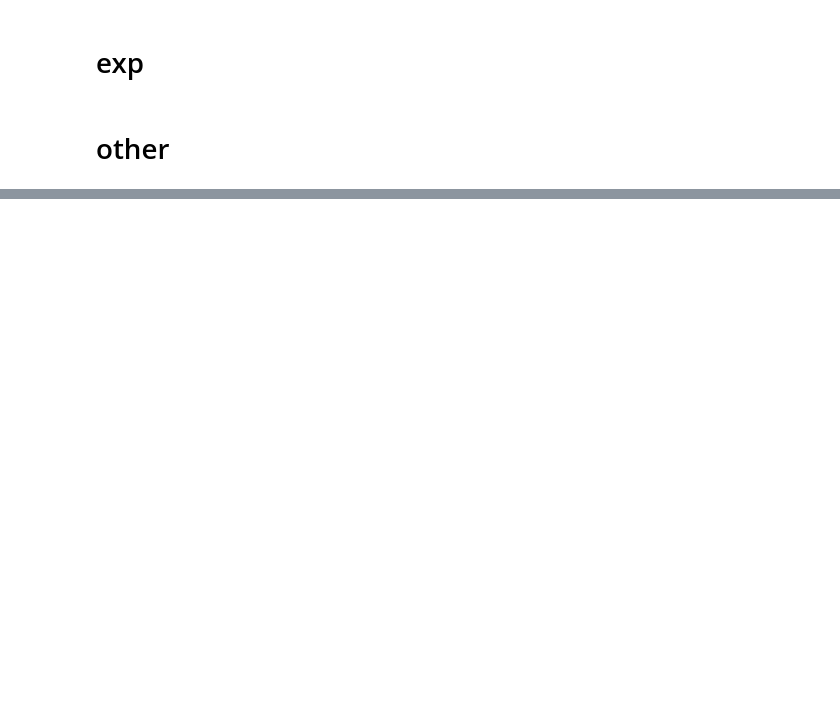
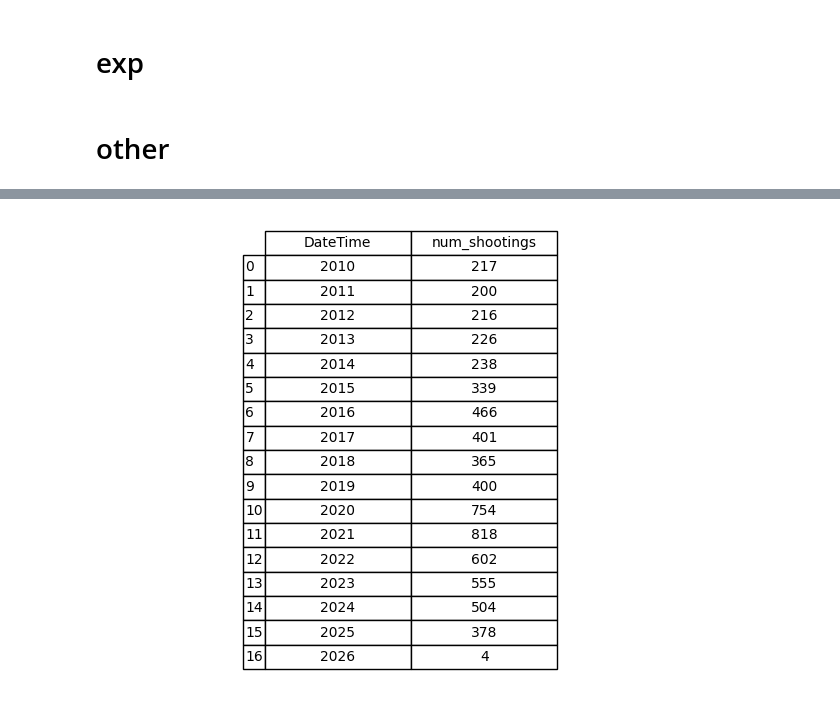
Before and after one commit to dmorton714/db_migration, a Jupyter notebook: dataPortion/notebook/notebook.ipynb, the cells around one changed output, grey strips where cells are left out. Drawn from its saved outputs; the diff is of its cells as text; code cells hidden in the pictures; blank space fills up the shorter version.

```diff
--- a/dataPortion/notebook/notebook.ipynb
+++ b/dataPortion/notebook/notebook.ipynb
@@ -2688 +937,5 @@ Homicide               1636
 Name: count, dtype: int64
+# %%
+real = data[data['Crime_Type'] != 'Shotspotter Alert']
+
+real
@@ -2688,0 +977,8 @@ Name: count, dtype: int64
+# %%
+shootings_y = (
+    real.groupby(real['DateTime'].dt.to_period('Y'))
+    .size()
+    .rename('num_shootings')
+    .reset_index()
+)
+shootings_y
@@ -2688,0 +1004,27 @@ Name: count, dtype: int64
+# %%
+
+columns = shootings_y.columns
+rows = shootings_y.index
+cell_text = shootings_y.values
+
+fig, ax = plt.subplots()
+
+ax.axis("off")  # hide axes
+
+the_table = ax.table(
+    cellText=cell_text,
+    rowLabels=rows,
+    colLabels=columns,
+    loc="center",
+    cellLoc='center',
+    colWidths=[0.2]*len(columns)
+)
+
+the_table.auto_set_font_size(False)
+the_table.set_fontsize(10)
+the_table.scale(1.2, 1.2)
+
+plt.tight_layout()
+plt.show()
+# %% [output]
+[figure, added]
```
Also changed, not shown: parts of 34 cells of this notebook, 12 other files.
